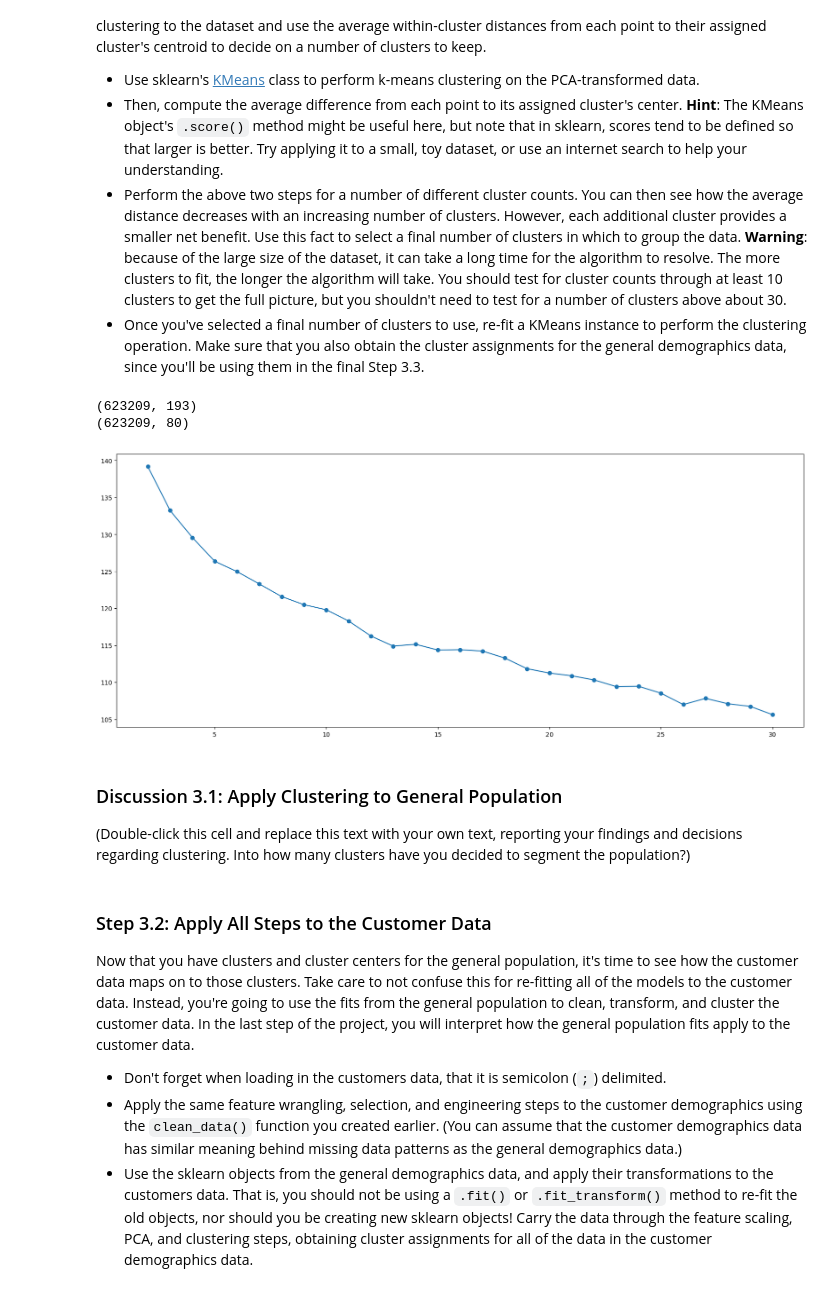
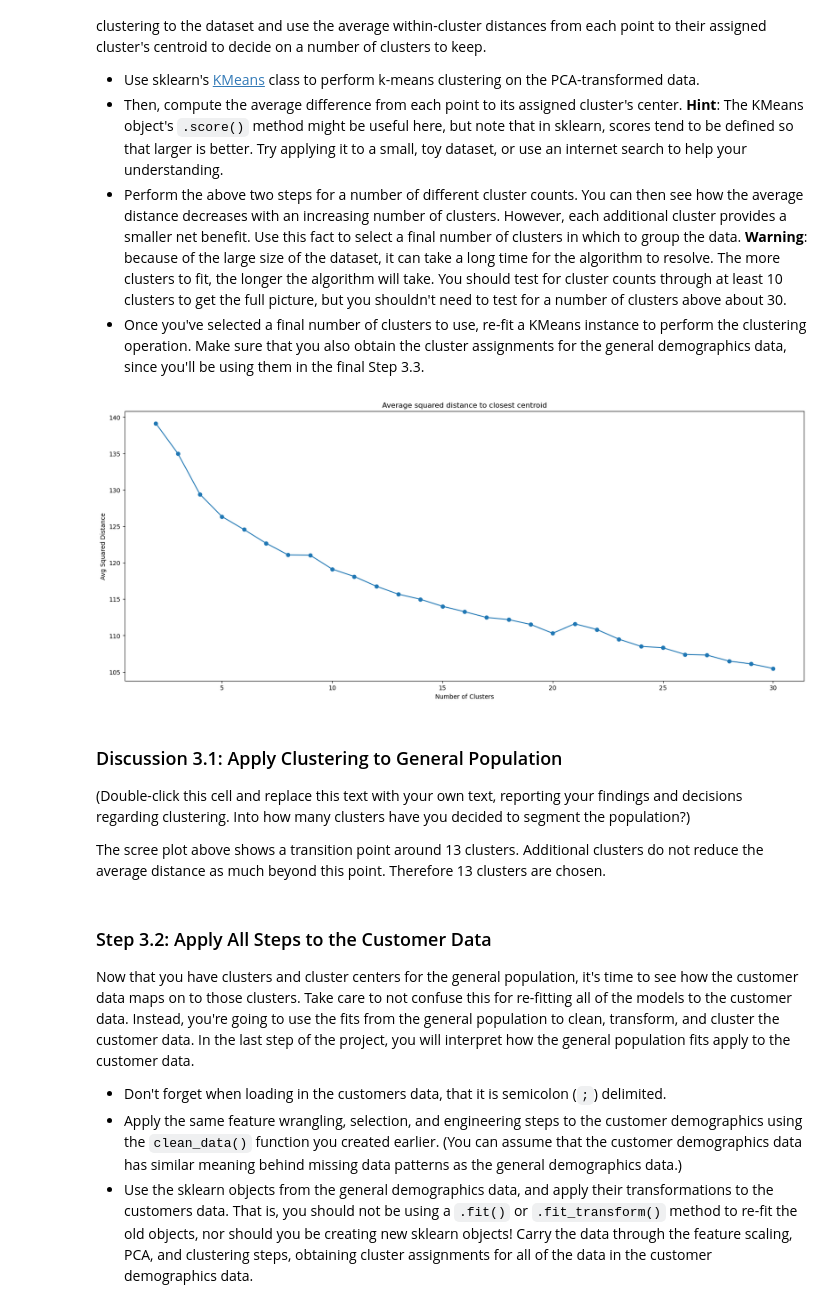
Before and after one commit to charlesbeacham/unsupervised_udacity, a Jupyter notebook: Identify_Customer_Segments.ipynb, the cells around one changed output. Saved outputs shown, nothing was run; the diff lists cells and outputs as text; code cells hidden in the pictures.

```diff
--- a/Identify_Customer_Segments.ipynb
+++ b/Identify_Customer_Segments.ipynb
@@ -821,24 +821,13 @@ You've assessed and cleaned the demographics data, then scaled and transformed t
 - Then, compute the average difference from each point to its assigned cluster's center. **Hint**: The KMeans object's `.score()` method might be useful here, but note that in sklearn, scores tend to be defined so that larger is better. Try applying it to a small, toy dataset, or use an internet search to help your understanding.
 - Perform the above two steps for a number of different cluster counts. You can then see how the average distance decreases with an increasing number of clusters. However, each additional cluster provides a smaller net benefit. Use this fact to select a final number of clusters in which to group the data. **Warning**: because of the large size of the dataset, it can take a long time for the algorithm to resolve. The more clusters to fit, the longer the algorithm will take. You should test for cluster counts through at least 10 clusters to get the full picture, but you shouldn't need to test for a number of clusters above about 30.
 - Once you've selected a final number of clusters to use, re-fit a KMeans instance to perform the clustering operation. Make sure that you also obtain the cluster assignments for the general demographics data, since you'll be using them in the final Step 3.3.
-# %%
-print(azdias_scaled.shape)
-print(X_pca.shape)
-# %% [output]
-(623209, 193)
-(623209, 80)
 # %%
 # Over a number of different cluster counts...
-
-
-    # run k-means clustering on the data and...
-
-
+    # run k-means clustering on the data and..
     # compute the average within-cluster distances.
 
 n_clusters = np.arange(2, 31)
 scores = [] # create a list to store the scores for the different cluster sizes
-score_2 = []
 
 for clusters in n_clusters:
     kmeans = KMeans(n_clusters=clusters,
@@ -847,15 +836,18 @@ for clusters in n_clusters:
 
     kmeans.fit(X_pca)
     scores.append((kmeans.score(X_pca)*-1) / len(X_pca))
-    score_2.append(kmeans.score(X_pca))
-# %%
-fig, ax = plt.subplots(figsize=(20,8))
-ax.plot(n_clusters, scores, marker='o');
-# %% [output]
-[figure, removed]
 # %%
 # Investigate the change in within-cluster distance across number of clusters.
 # HINT: Use matplotlib's plot function to visualize this relationship.
+
+
+fig, ax = plt.subplots(figsize=(20,8))
+ax.plot(n_clusters, scores, marker='o');
+ax.set_title("Average squared distance to closest centroid");
+ax.set_xlabel("Number of Clusters");
+ax.set_ylabel("Avg Squared Distance");
+# %% [output]
+[figure, added]
 # %%
 # Re-fit the k-means model with the selected number of clusters and obtain
 # cluster predictions for the general population demographics data.
@@ -863,6 +861,8 @@ ax.plot(n_clusters, scores, marker='o');
 ### Discussion 3.1: Apply Clustering to General Population
 
 (Double-click this cell and replace this text with your own text, reporting your findings and decisions regarding clustering. Into how many clusters have you decided to segment the population?)
+
+The scree plot above shows a transition point around 13 clusters.  Additional clusters do not reduce the average distance as much beyond this point.  Therefore 13 clusters are chosen.
 # %% [markdown]
 ### Step 3.2: Apply All Steps to the Customer Data
 
```
Also changed, not shown: parts of 3 cells of this notebook.
